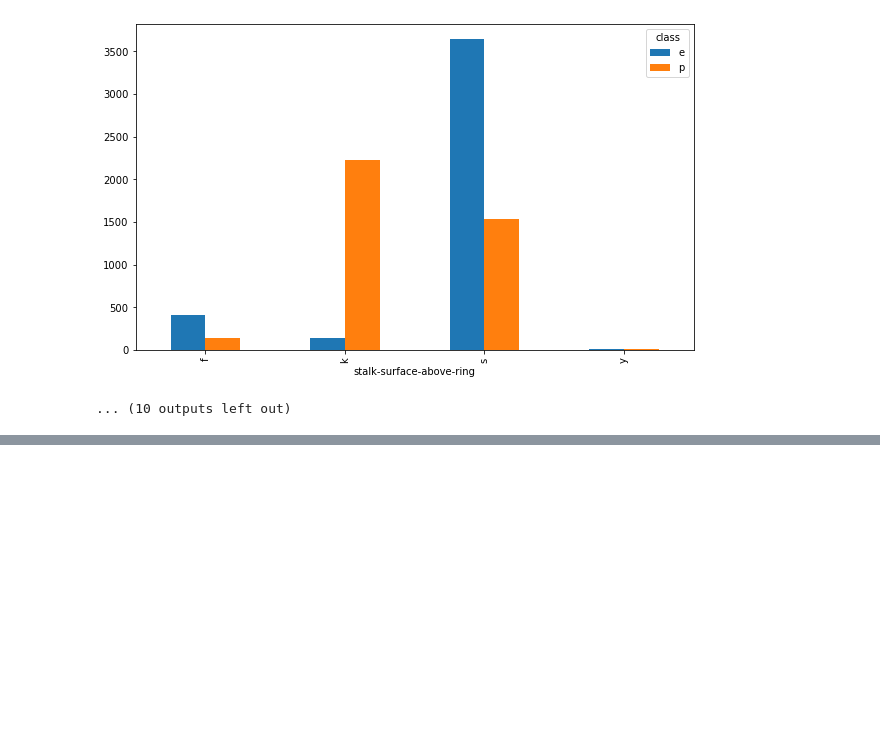
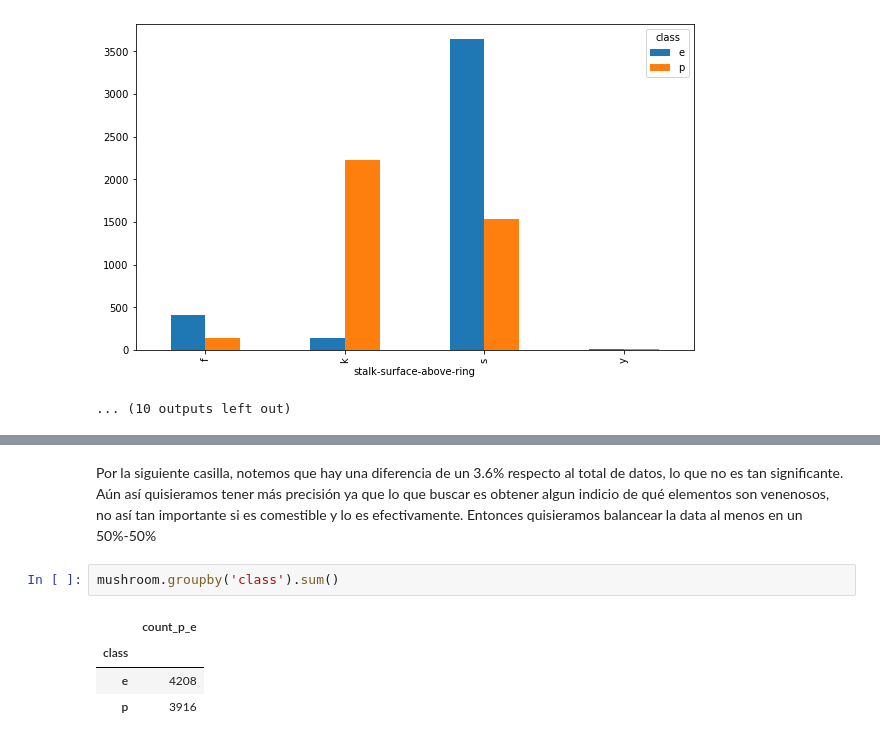
Before and after one commit to agustinhuerta1/mat281_portfolio-, a Jupyter notebook: project/project_definition.ipynb, the cells around one changed output, grey strips where cells are left out. Saved outputs shown, nothing was run; the diff lists cells and outputs as text; blank space fills up the shorter version.

```diff
--- a/project/project_definition.ipynb
+++ b/project/project_definition.ipynb
@@ -177,0 +212,9 @@ balanceo de datos
+# %% [markdown]
+Por la siguiente casilla, notemos que hay una diferencia de un 3.6% respecto al total de datos, lo que no es tan significante. Aún así quisieramos tener más precisión ya que lo que buscar es obtener algun indicio de qué elementos son venenosos, no así tan importante si es comestible y lo es efectivamente. Entonces quisieramos balancear la data al menos en un 50%-50%
+# %%
+mushroom.groupby('class').sum()
+# %% [output]
+|  | count_p_e |
+| class |  |
+| e | 4208 |
+| p | 3916 |
```
Also changed, not shown: parts of 10 cells of this notebook.
